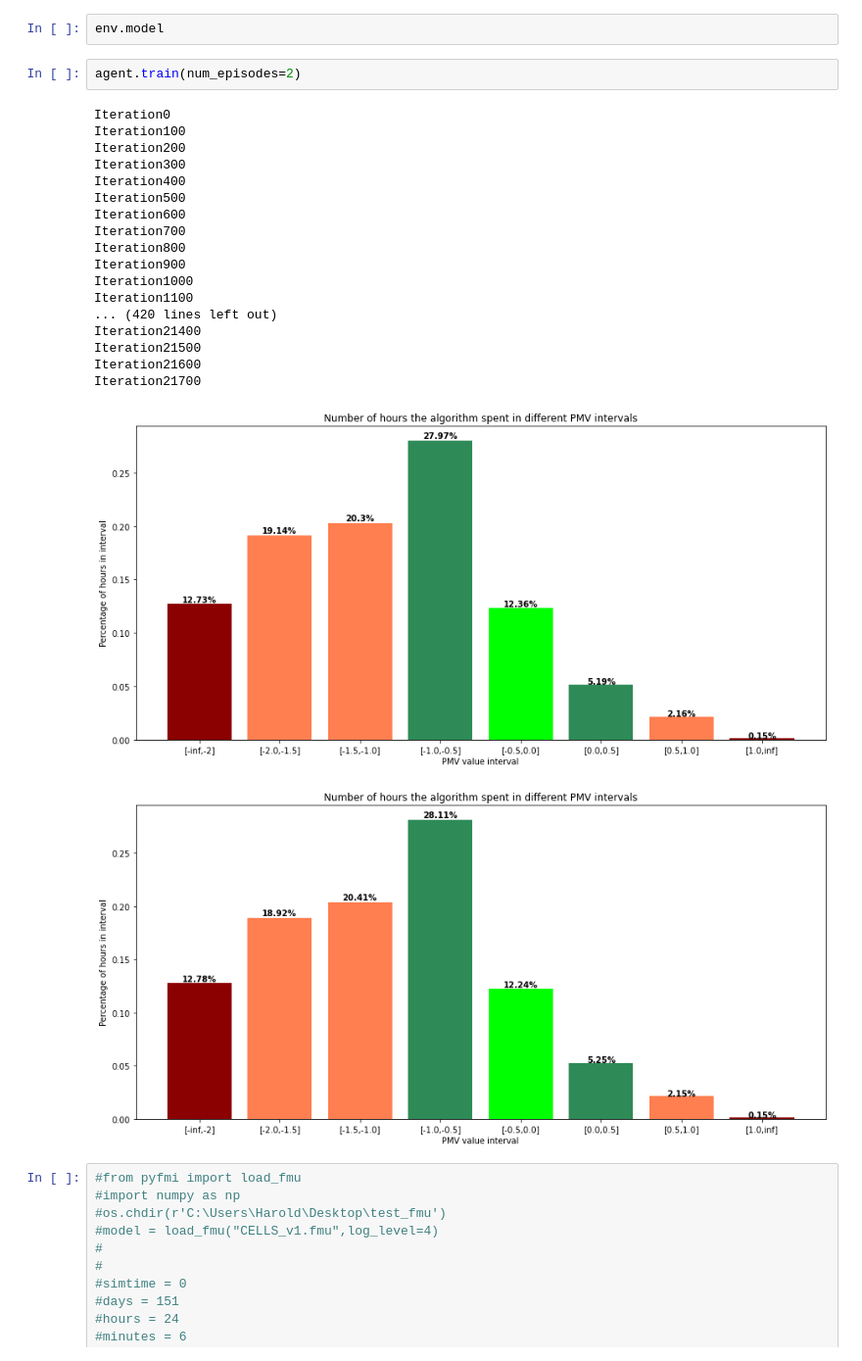
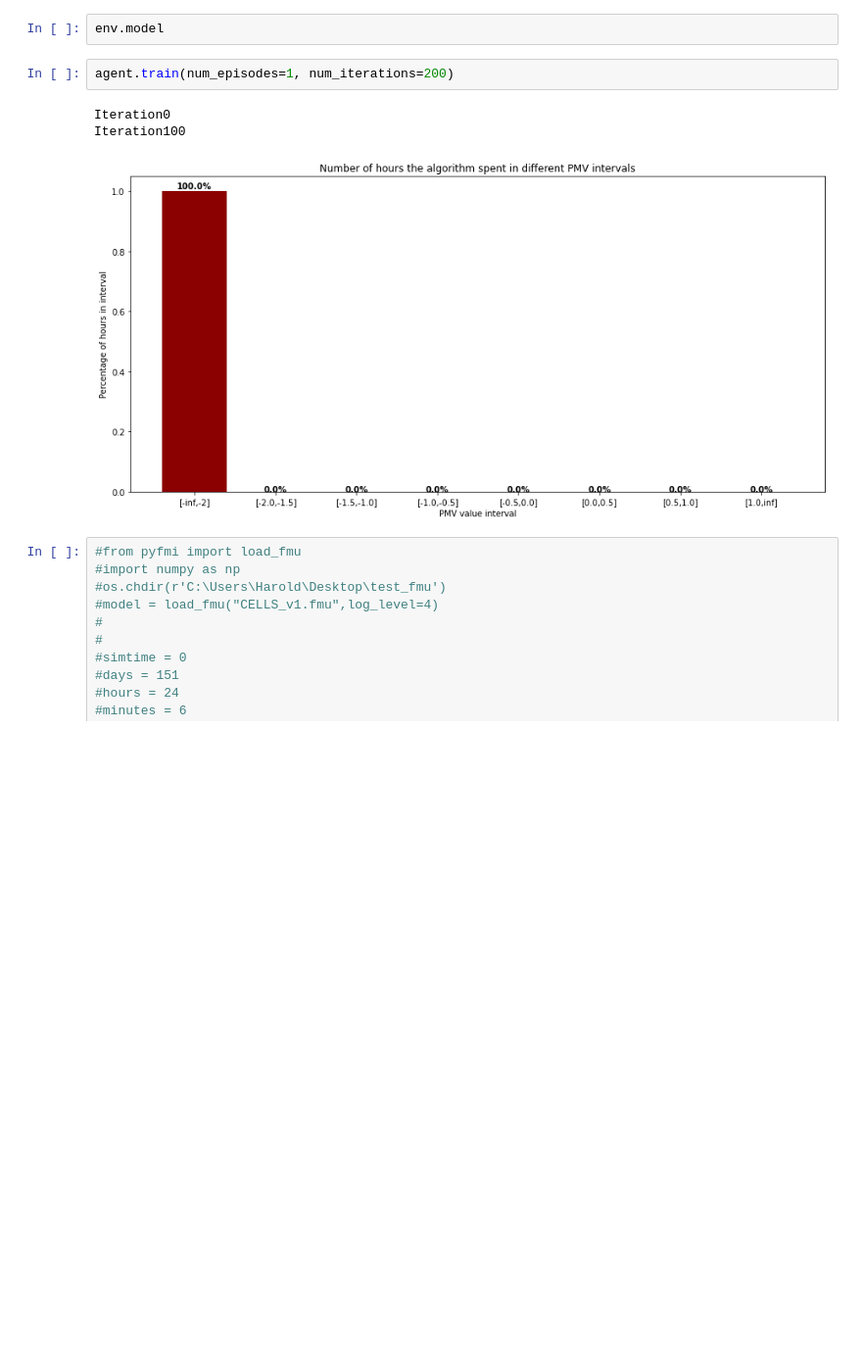
Before and after one commit to Vincisteel/DIET_Controller, a Jupyter notebook: DQN_notebook.ipynb, the cells around one changed output. Shown at 98% size. Drawn from its saved outputs; the diff is of its cells as text; blank space fills up the shorter version.

```diff
--- a/DQN_notebook.ipynb
+++ b/DQN_notebook.ipynb
@@ -589,27 +605,11 @@ cuda
 # %%
 env.model
 # %%
-agent.train(num_episodes=2)
+agent.train(num_episodes=1, num_iterations=200)
 # %% [output]
 Iteration0
 Iteration100
-Iteration200
-Iteration300
-Iteration400
-Iteration500
-Iteration600
-Iteration700
-Iteration800
-Iteration900
-Iteration1000
-Iteration1100
-... (420 lines left out)
-Iteration21400
-Iteration21500
-Iteration21600
-Iteration21700
-[figure, old version]
+[figure, new version]
-[figure, removed]
 # %%
 #from pyfmi import load_fmu
 #import numpy as np
```
Also changed, not shown: parts of 3 cells of this notebook, 58 other files.
